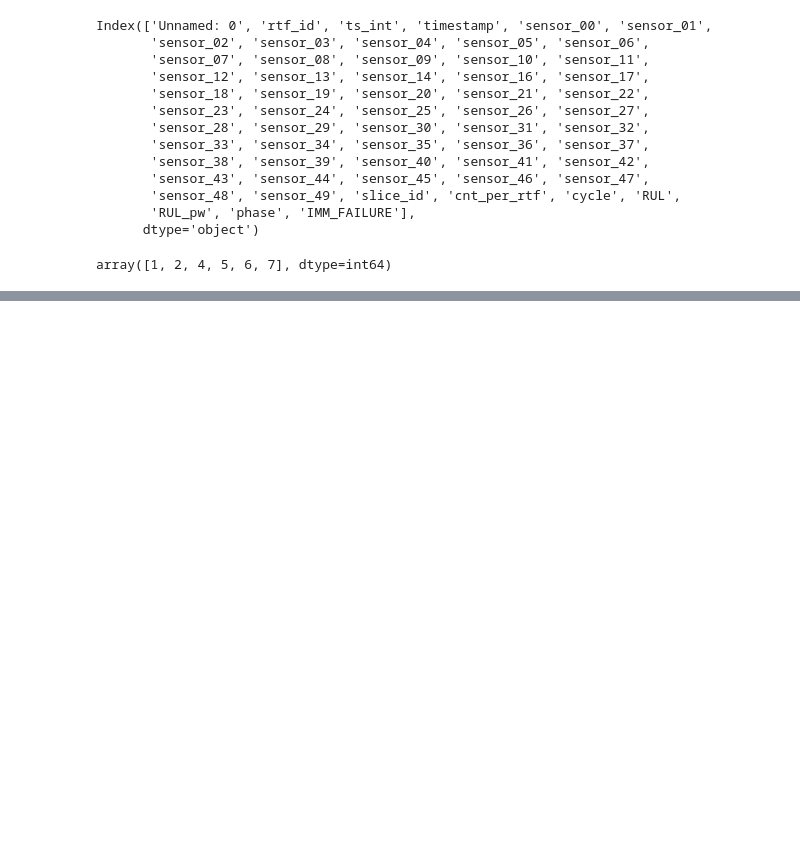
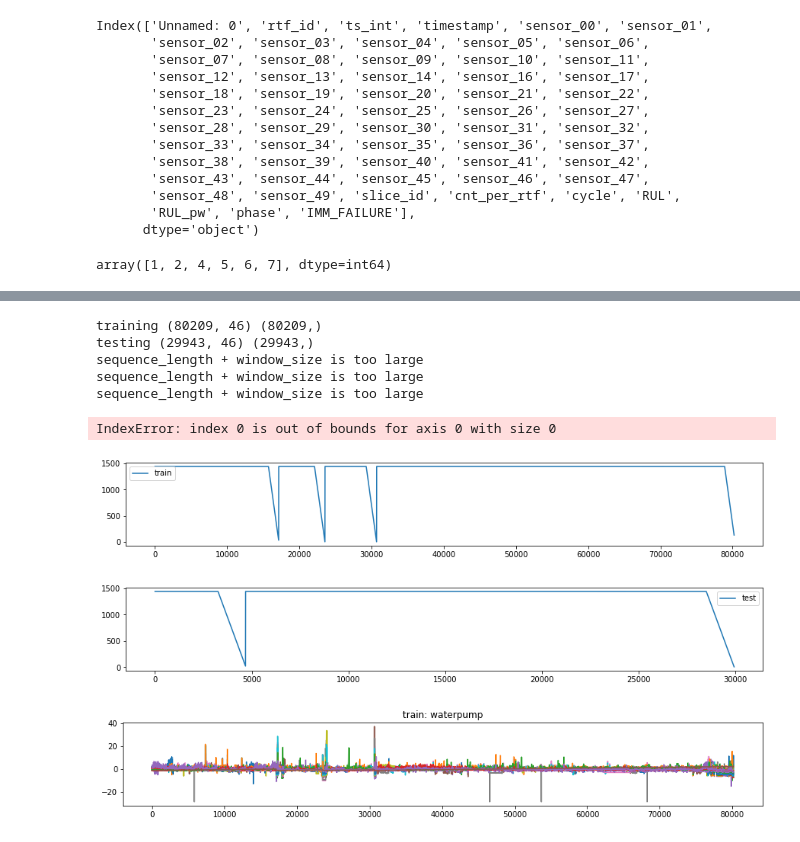
Before and after one commit to JoeZYX/AutoRUL, a Jupyter notebook: waterpump.ipynb, the cells around one changed output, grey strips where cells are left out. Saved outputs shown, nothing was run; the diff lists cells and outputs as text; code cells hidden in the pictures; blank space fills up the shorter version.

```diff
--- a/waterpump.ipynb
+++ b/waterpump.ipynb
@@ -52,0 +155,12 @@ train_data = waterpump_data.loc[waterpump_data['rtf_id'].isin(list(rtf_ids[:5]))
+# %%
+test.auto_rul()
+# %% [output]
+training (80209, 46) (80209,)
+testing (29943, 46) (29943,)
+sequence_length + window_size is too large
+sequence_length + window_size is too large
+sequence_length + window_size is too large
+IndexError: index 0 is out of bounds for axis 0 with size 0
+[figure, added]
+[figure, added]
+[figure, added]
```
Also changed, not shown: parts of 16 cells of this notebook, 5 other files.
